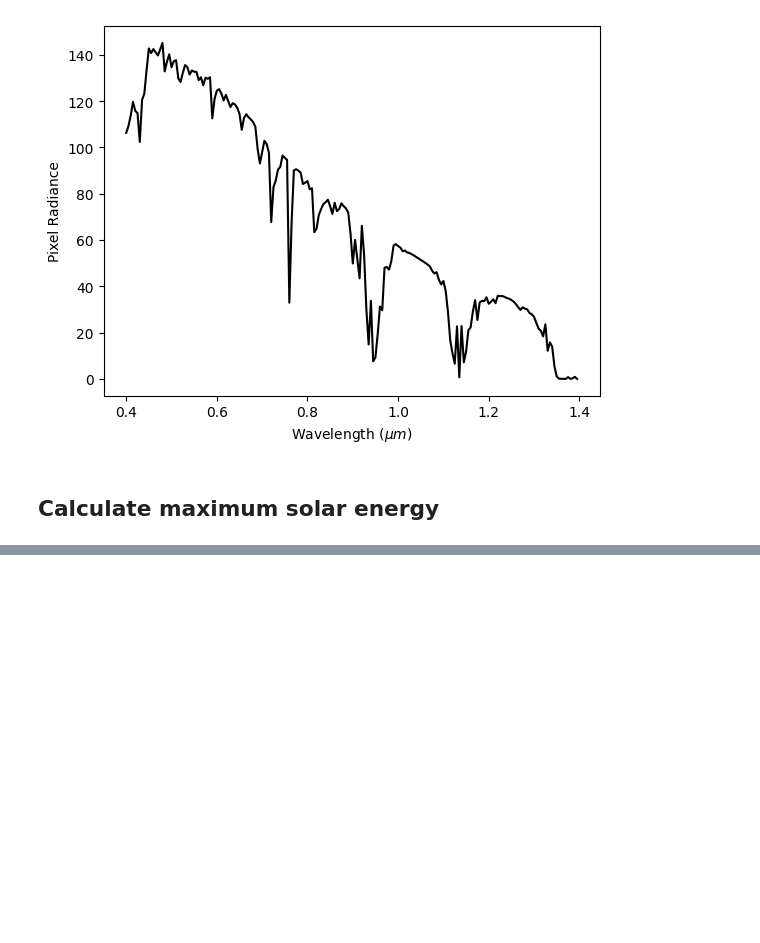
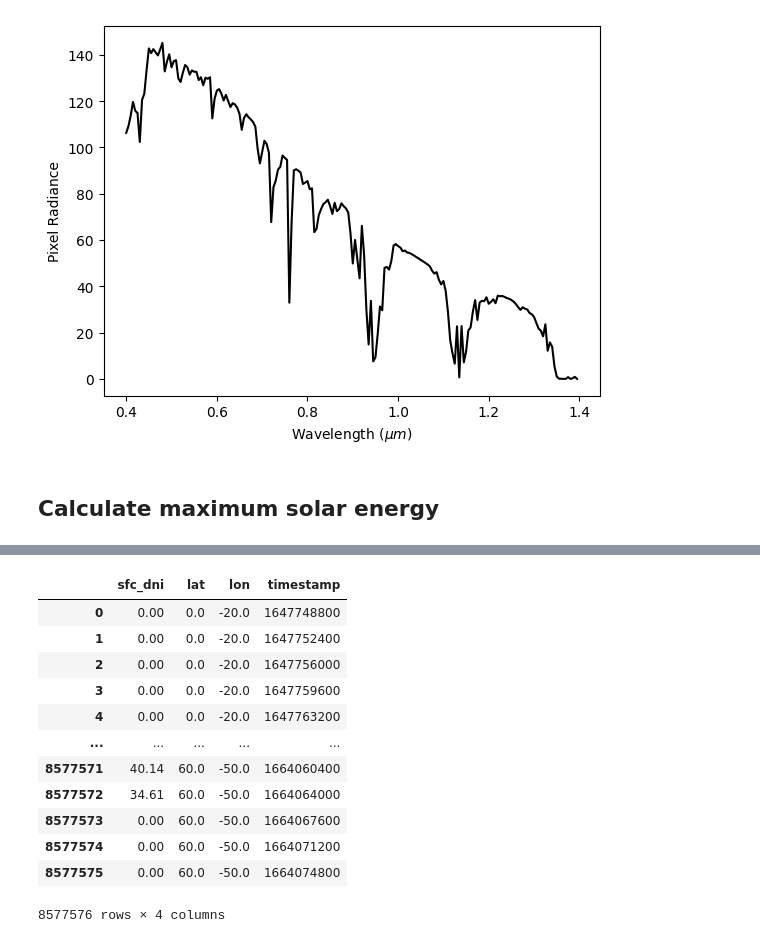
Before and after one commit to aerology-ai/uav-carbon-removal, a Jupyter notebook: solar_irradiance.ipynb, the cells around one changed output, grey strips where cells are left out. Cells and saved outputs as stored; diff of their text form; code cells hidden in the pictures; blank space fills up the shorter version.

```diff
--- a/solar_irradiance.ipynb
+++ b/solar_irradiance.ipynb
@@ -118,0 +108,27 @@ print(df.head())
+# %%
+df.rename(columns={'YEAR': 'year', 'MO': 'month', 'DY': 'day', 'HR': 'hour'}, inplace=True)
+df['timestamp'] = pd.to_datetime(df[['year', 'month', 'day', 'hour']])
+df['timestamp'] = df['timestamp'].apply(lambda x: int(time.mktime(x.timetuple())))
+
+df = df.drop(['year', 'month', 'day', 'hour'], axis=1)
+
+# convert lat and lon columns to float
+df['lat'] = df['lat'].astype(float)
+df['lon'] = df['lon'].astype(float)
+
+df.rename(columns={'ALLSKY_SFC_SW_DNI': 'sfc_dni'}, inplace=True)
+df
+# %% [output]
+|  | sfc_dni | lat | lon | timestamp |
+| 0 | 0.00 | 0.0 | -20.0 | 1647748800 |
+| 1 | 0.00 | 0.0 | -20.0 | 1647752400 |
+| 2 | 0.00 | 0.0 | -20.0 | 1647756000 |
+| 3 | 0.00 | 0.0 | -20.0 | 1647759600 |
+| 4 | 0.00 | 0.0 | -20.0 | 1647763200 |
+| ... | ... | ... | ... | ... |
+| 8577571 | 40.14 | 60.0 | -50.0 | 1664060400 |
+| 8577572 | 34.61 | 60.0 | -50.0 | 1664064000 |
+| 8577573 | 0.00 | 60.0 | -50.0 | 1664067600 |
+| 8577574 | 0.00 | 60.0 | -50.0 | 1664071200 |
+| 8577575 | 0.00 | 60.0 | -50.0 | 1664074800 |
+8577576 rows × 4 columns
```
Also changed, not shown: parts of 28 cells of this notebook.
